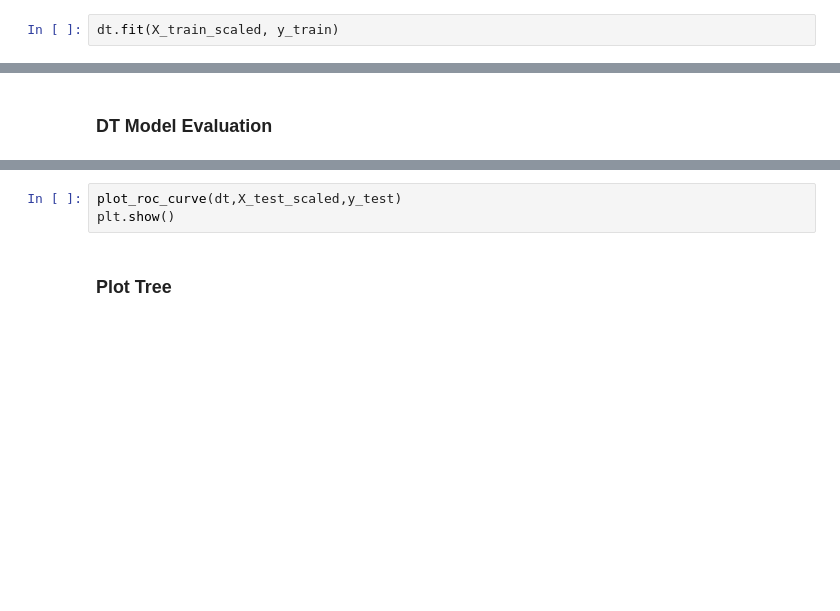
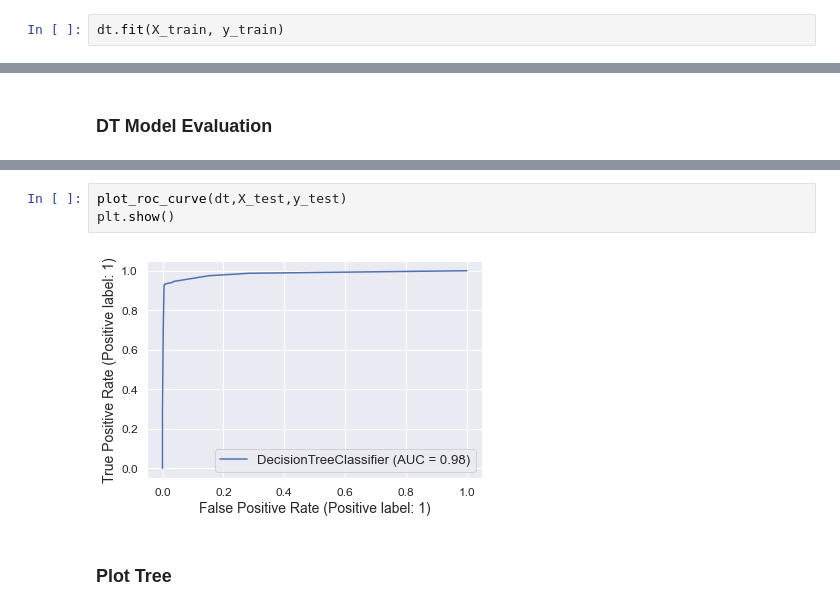
Before and after one commit to dennislamcv1/GoogleADA, a Jupyter notebook: Capstone/Machine Learning Capstone.ipynb, the cells around one changed output, grey strips where cells are left out. Cells and saved outputs as stored; diff of their text form; blank space fills up the shorter version.

```diff
--- a/Capstone/Machine Learning Capstone.ipynb
+++ b/Capstone/Machine Learning Capstone.ipynb
@@ -231,4 +526,4 @@ randm.best_params_
 # %%
 dt = DecisionTreeClassifier(criterion='entropy', min_samples_split=14, min_samples_leaf=5, max_depth=6)
 # %%
-dt.fit(X_train_scaled, y_train)
+dt.fit(X_train, y_train)
@@ -252,6 +566,8 @@ print(classification_report(y_test,dtpred))
 # %%
-plot_roc_curve(dt,X_test_scaled,y_test)
+plot_roc_curve(dt,X_test,y_test)
 plt.show()
+# %% [output]
+[figure, added]
 # %% [markdown]
 ### Plot Tree
 # %%
```
Also changed, not shown: parts of 103 cells of this notebook.
